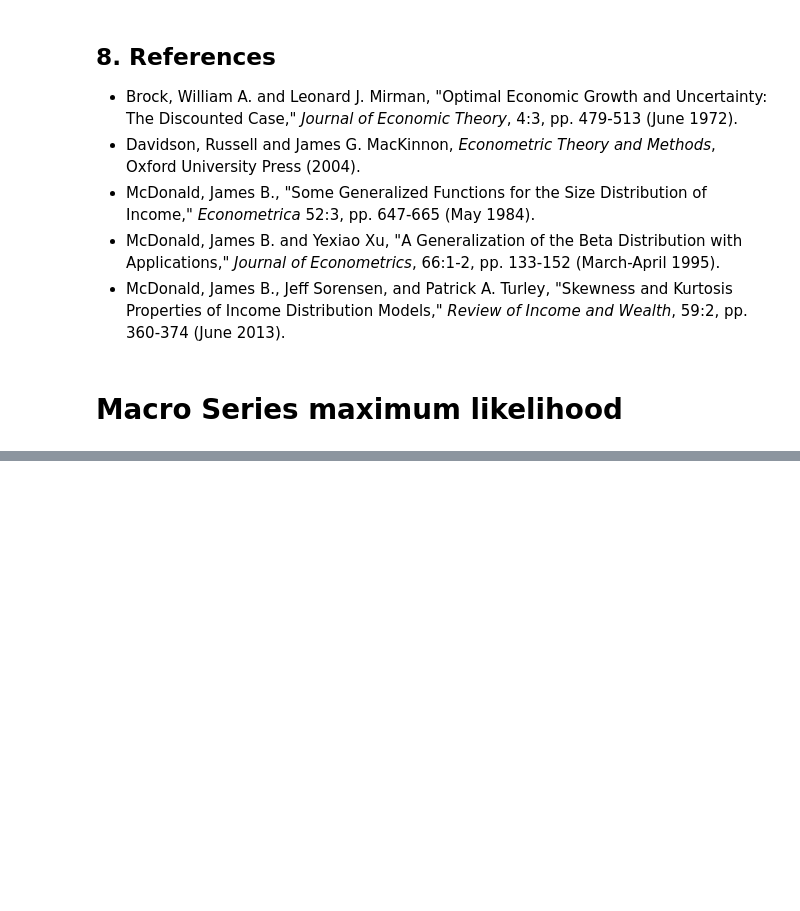
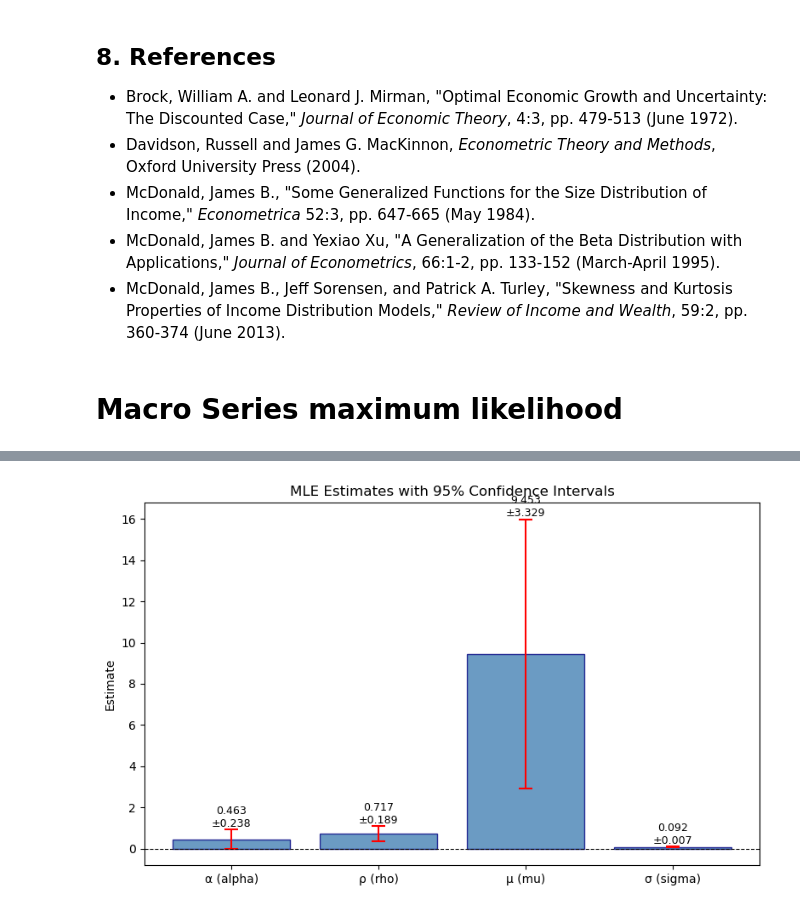
Before and after one commit to antoineding/StructEst_W20, a Jupyter notebook: Notebooks/MLE/MLest.ipynb, the cells around one changed output, grey strips where cells are left out. Saved outputs shown, nothing was run; the diff lists cells and outputs as text; code cells hidden in the pictures; blank space fills up the shorter version.

```diff
--- a/Notebooks/MLE/MLest.ipynb
+++ b/Notebooks/MLE/MLest.ipynb
@@ -1072,10 +697,0 @@ Expected: 90.97491478726259
-# %%
-alpha, rho, mu, sigma = result.x
-z = back_out_z(alpha, w, k)
-
-eps = z[1:] - rho*z[:-1] - (1-rho)*mu
-u = eps / sigma
-
-print("Residual mean:", u.mean())
-print("Residual SD:", u.std(ddof=0))
-print("Sigma check:", np.sqrt(np.mean(eps**2)), sigma)
@@ -1323,10 +697,0 @@ Length: 100, dtype: float64
-# %%
-alpha = 0.42
-
-z_w = back_out_z(alpha, w_arr, k_arr)
-z_r = back_out_z_r(alpha, r_arr, k_arr)
-
-difference = z_r - z_w
-
-print("Mean difference:", difference.mean())
-print("SD difference:", difference.std())
@@ -1691,0 +858,66 @@ plt.plot(back_out_z(0.42, w,k))
+# %%
+import matplotlib.pyplot as plt
+import numpy as np
+from scipy.optimize import minimize
+from statsmodels.tools.numdiff import approx_hess
+from numpy.linalg import inv
+
+# ─────────────────────────────────────────
+# 1. GET ESTIMATES & STANDARD ERRORS
+# ─────────────────────────────────────────
+alpha_hat, rho_hat, mu_hat, sigma_hat = result.x
+
+# Numerical Hessian → variance-covariance → standard errors
+H = approx_hess(result.x, n_log_likelihood, args=(w, k))
+vcov = inv(H)
+se = np.sqrt(np.diag(vcov))
+
+# t-statistics
+t_stats = result.x / se
+
+# ─────────────────────────────────────────
+# 2. PRINT TABLE
+# ─────────────────────────────────────────
+params = ['α', 'ρ', 'μ', 'σ']
+print(f"{'Param':<8} {'Estimate':>10} {'Std Err':>10} {'t-stat':>10} {'95% CI':>25}")
+print("-" * 65)
+for name, est, s, t in zip(params, result.x, se, t_stats):
+    lo, hi = est - 1.96*s, est + 1.96*s
+    print(f"{name:<8} {est:>10.4f} {s:>10.4f} {t:>10.2f}   [{lo:.4f}, {hi:.4f}]")
+
+# ─────────────────────────────────────────
+# 3. BARPLOT WITH ERROR BARS
+# ─────────────────────────────────────────
+ci = 1.96 * se   # 95% confidence intervals
+
+fig, ax = plt.subplots(figsize=(8, 5))
+
+bars = ax.bar(
+    params,
+    result.x,
+    yerr=ci,
+    capsize=6,
+    color='steelblue',
+    alpha=0.8,
+    edgecolor='navy',
+    error_kw=dict(ecolor='red', elinewidth=1.5, capthick=1.5)
+)
+
+# Annotate each bar with estimate ± SE
+for bar, est, s in zip(bars, result.x, se):
+    ax.text(
+        bar.get_x() + bar.get_width() / 2,
+        bar.get_height() + 1.96*s + 0.01,
+        f"{est:.3f}\n±{s:.3f}",
+        ha='center', va='bottom', fontsize=9
+    )
+
+ax.axhline(0, color='black', linewidth=0.8, linestyle='--')
+ax.set_ylabel("Estimate")
+ax.set_title("MLE Estimates with 95% Confidence Intervals")
+ax.set_xticks(range(len(params)))
+ax.set_xticklabels(['α (alpha)', 'ρ (rho)', 'μ (mu)', 'σ (sigma)'])
+
+plt.tight_layout()
+plt.show()
+# %% [output]
@@ -1691,0 +930 @@ plt.plot(back_out_z(0.42, w,k))
+[figure, added]
```
Also changed, not shown: parts of 55 cells of this notebook, 1 other file.
